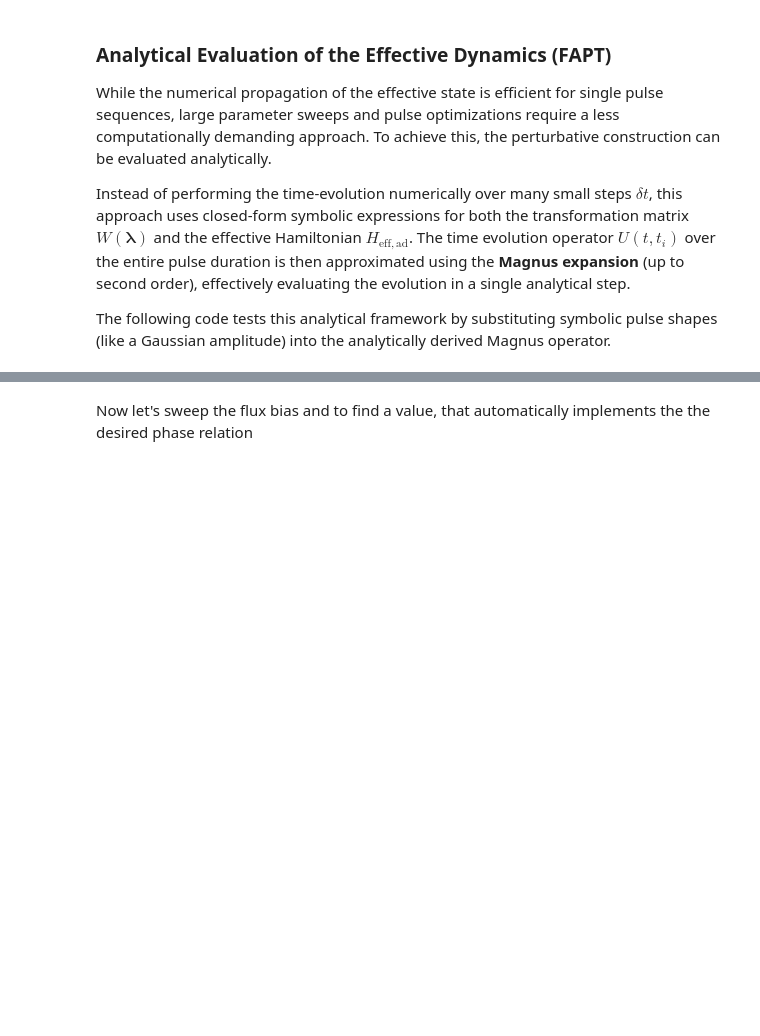
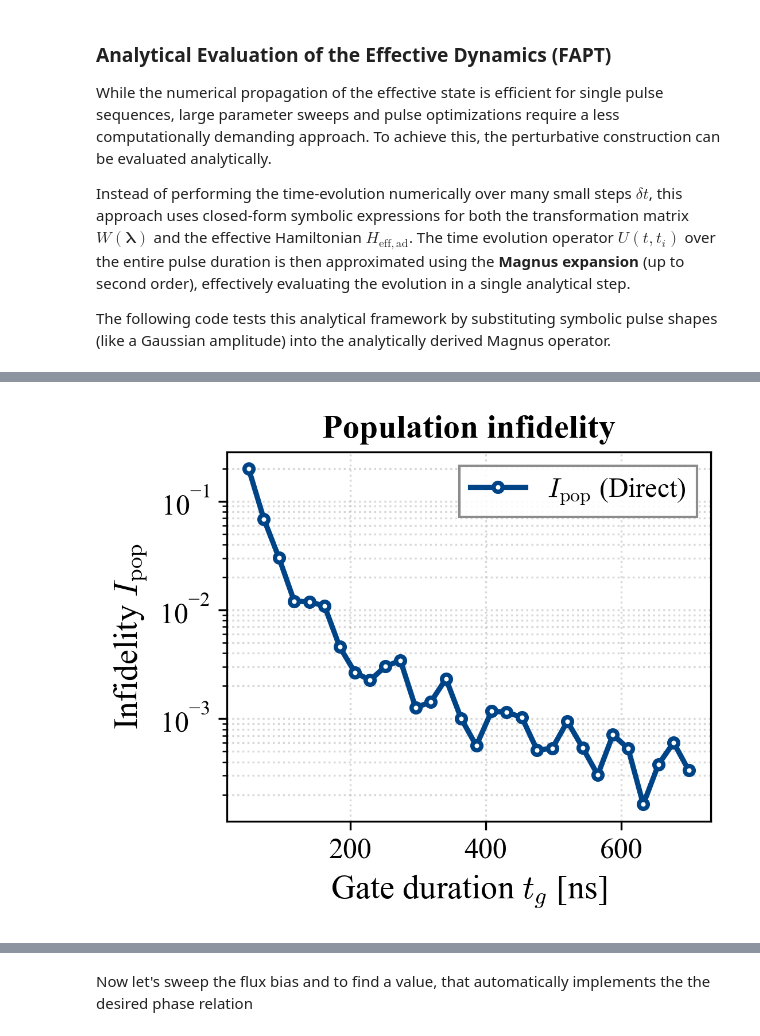
Before and after one commit to FlorianMaier04/TransmonCouplerSimulation, a Jupyter notebook: b_cos_infidelity.ipynb, the cells around one changed output, grey strips where cells are left out. Drawn from its saved outputs; the diff is of its cells as text; code cells hidden in the pictures; blank space fills up the shorter version.

```diff
--- a/b_cos_infidelity.ipynb
+++ b/b_cos_infidelity.ipynb
@@ -47,0 +69,17 @@ def bind_tg_fixed_floquet_functions(tg_target, s):
+# %%
+tg_fixed = 550.0
+f_c_dc_list = np.linspace(0.05552, 0.0558, 10)  # Coupler-frequency offset [GHz]
+
+results_bias = []
+
+for f_c_dc in tqdm(f_c_dc_list):
+    f_c_dc = float(np.atleast_1d(f_c_dc)[0])
+    s_bias = Simulation(f_c_dc=f_c_dc)
+    H_func, M_func, M_inv_0_func = bind_bias_floquet_functions(tg_fixed, f_c_dc, s_bias)
+    result = optimize_iswap_at_gate_time(tg_fixed, s_bias, param_ranges, H_func, M_func, M_inv_0_func, verbose=False)
+    # print(f"f_c_dc = {f_c_dc:+.8f} GHz, infidelity = {result['infid_direct_proc']:.3e}")
+    result["f_c_dc"] = f_c_dc
+    results_bias.append(result)
+
+result_keys_bias = results_bias[0].keys()
+sweep_data_bias = {key: np.asarray([result[key] for result in results_bias]) for key in result_keys_bias}
@@ -64,3 +477,61 @@ tg_final: 999.4766 ns | infid_floq_pop: 1.9529e-04 | infid_floq_proc: 1.1300e-04
+# %%
+def plot_infidelity_vs_tg_margin(tg_list, infid_pop_list, save_path=None, show=True):
+    # Standard-Paper-Style laden
+    setup_paper_style()
+
+    c_proc = "#1f77b4"
+
+    # 1. Schriftgrößen und Liniendicken gezielt für schmale Margin-Plots hochskalieren
+    margin_style = {
+        "axes.labelsize": 14.0,       # Achsenbeschriftungen (tg, I_pop) deutlich größer
+        "axes.titlesize": 14.0,       # Titel größer
+        "xtick.labelsize": 12.0,      # Zahlen an den Ticks größer
+        "ytick.labelsize": 12.0,
+        "legend.fontsize": 11.5,      # Legende lesbar halten
+        "lines.linewidth": 2.2,       # Dickere Linie für schmale Darstellung
+        "lines.markersize": 7.5,      # Größere Marker
+    }
+
+    with plt.rc_context(margin_style):
+        # Kompaktes Figure-Format für die Spaltenbreite des Seitenrands
+        fig, ax = plt.subplots(figsize=(3.8, 3.2), dpi=300)
+
+        ax.semilogy(
+            tg_list,
+            infid_pop_list,
+            "-",
+            color=c_proc,
+            marker=".",
+            markerfacecolor="white",
+            markeredgecolor=c_proc,
+            markeredgewidth=1.8,
+            label=r"$I_{\mathrm{pop}}$ (Direct)"
+        )
+
+        ax.set_xlabel(r"Gate duration $t_g$ [ns]")
+        ax.set_ylabel(r"Infidelity $I_{\mathrm{pop}}$")
+        ax.set_title(r"Population infidelity", fontweight="bold")
+
+        ax.grid(True, which="both", linestyle=":", alpha=0.5, linewidth=0.8)
+        ax.legend(loc="best", frameon=True, fancybox=False, edgecolor="gray", framealpha=0.9)
+
+        # Etwas mehr Platz für die Achsenbeschriftungen lassen
+        fig.tight_layout()
+
+        if save_path:
+            output_file = Path(save_path)
+            output_file.parent.mkdir(parents=True, exist_ok=True)
+            fig.savefig(output_file, bbox_inches="tight")
+
+        if show:
+            plt.show()
+
+        return fig, ax
+
+# Ausführen
+fig, ax = plot_infidelity_vs_tg_margin(tg_list, infid_pop_list, save_path="Figure/cosine_pop_infidelity_vs_tg.pdf")
+# %% [output]
+[figure, added]
 # %%
 from pathlib import Path
 import matplotlib.pyplot as plt
```
Also changed, not shown: parts of 8 cells of this notebook, 9 other files.
